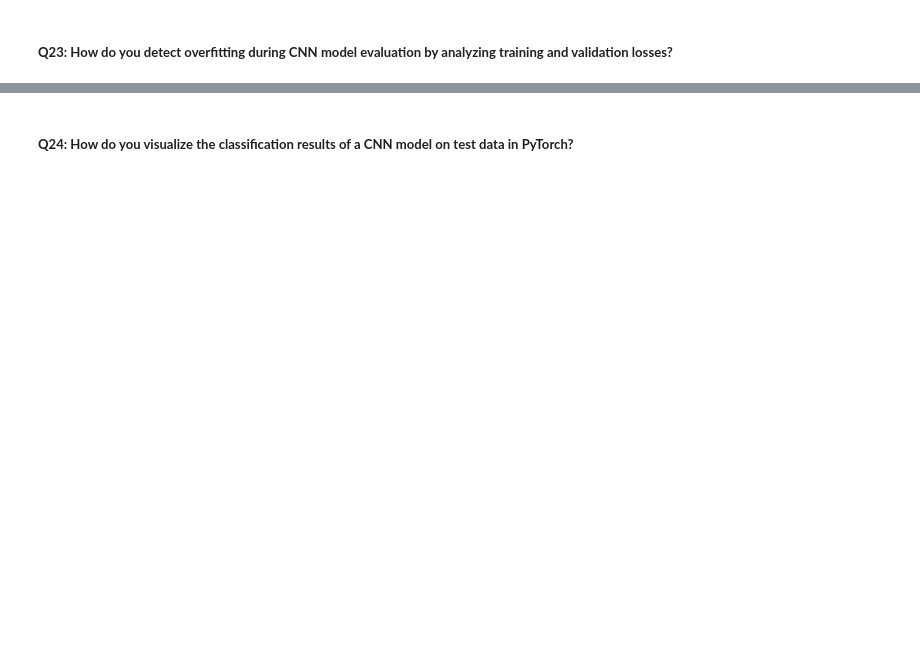
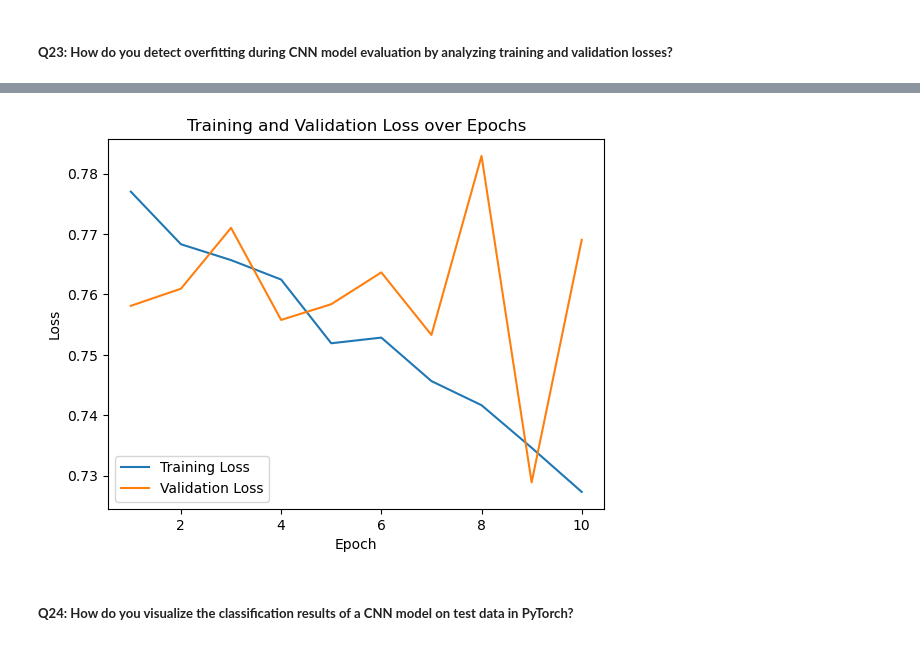
Before and after one commit to fellmir/pyTorchBasis, a Jupyter notebook: 01-intermediate-projects/07_cnn_basics.ipynb, the cells around one changed output, grey strips where cells are left out. Cells and saved outputs as stored; diff of their text form; code cells hidden in the pictures; blank space fills up the shorter version.

```diff
--- a/01-intermediate-projects/07_cnn_basics.ipynb
+++ b/01-intermediate-projects/07_cnn_basics.ipynb
@@ -369,2 +678,24 @@ Files already downloaded and verified
 # %% [markdown]
 ##### **Q23: How do you detect overfitting during CNN model evaluation by analyzing training and validation losses?**
+# %%
+from torch.utils.data.sampler import SubsetRandomSampler
+
+validation_split = 0.1  # Use 10% for validation
+shuffle_dataset = True
+random_seed = 42
+
+dataset_size = len(train_set)
+indices = list(range(dataset_size))
+split = int(np.floor(validation_split * dataset_size))
+
+if shuffle_dataset:
+    np.random.seed(random_seed)
+    np.random.shuffle(indices)
+
+train_indices, val_indices = indices[split:], indices[:split]
+
+train_sampler = SubsetRandomSampler(train_indices)
+valid_sampler = SubsetRandomSampler(val_indices)
+
+train_loader = DataLoader(train_set, batch_size=64, sampler=train_sampler, num_workers=2)
+validation_loader = DataLoader(train_set, batch_size=64, sampler=valid_sampler, num_workers=2)
@@ -371,2 +751,13 @@ Files already downloaded and verified
+# %%
+plt.figure()
+plt.plot(range(1, num_epochs + 1), train_losses, label='Training Loss')
+plt.plot(range(1, num_epochs + 1), validation_losses, label='Validation Loss')
+plt.title('Training and Validation Loss over Epochs')
+plt.xlabel('Epoch')
+plt.ylabel('Loss')
+plt.legend()
+plt.show()
+# %% [output]
+[figure, added]
 # %% [markdown]
 ##### **Q24: How do you visualize the classification results of a CNN model on test data in PyTorch?**
```
Also changed, not shown: parts of 54 cells of this notebook.
